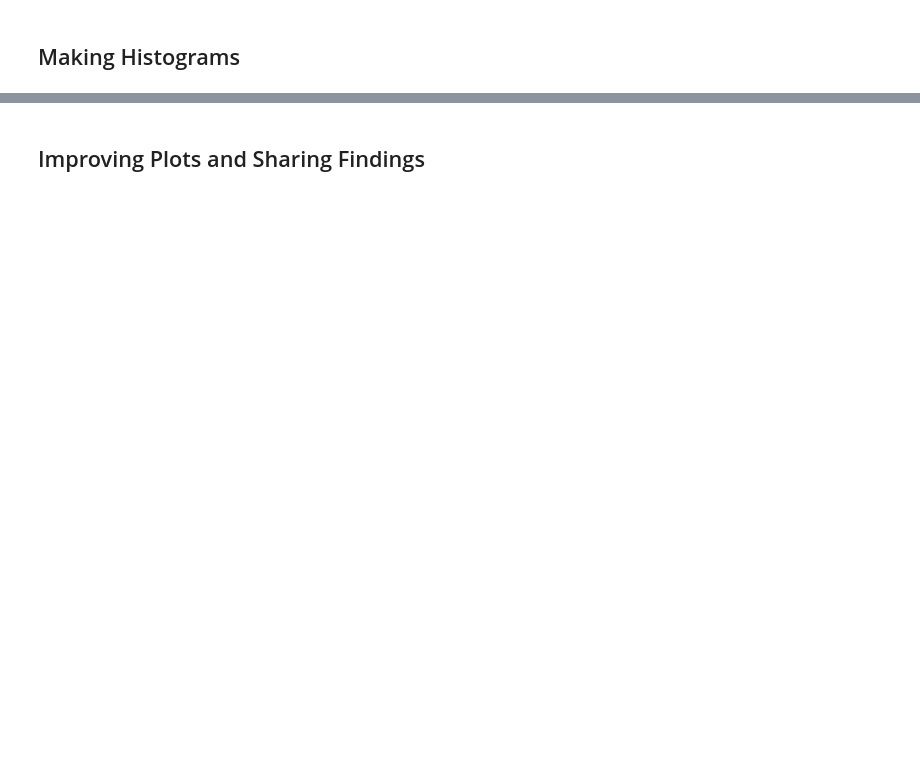
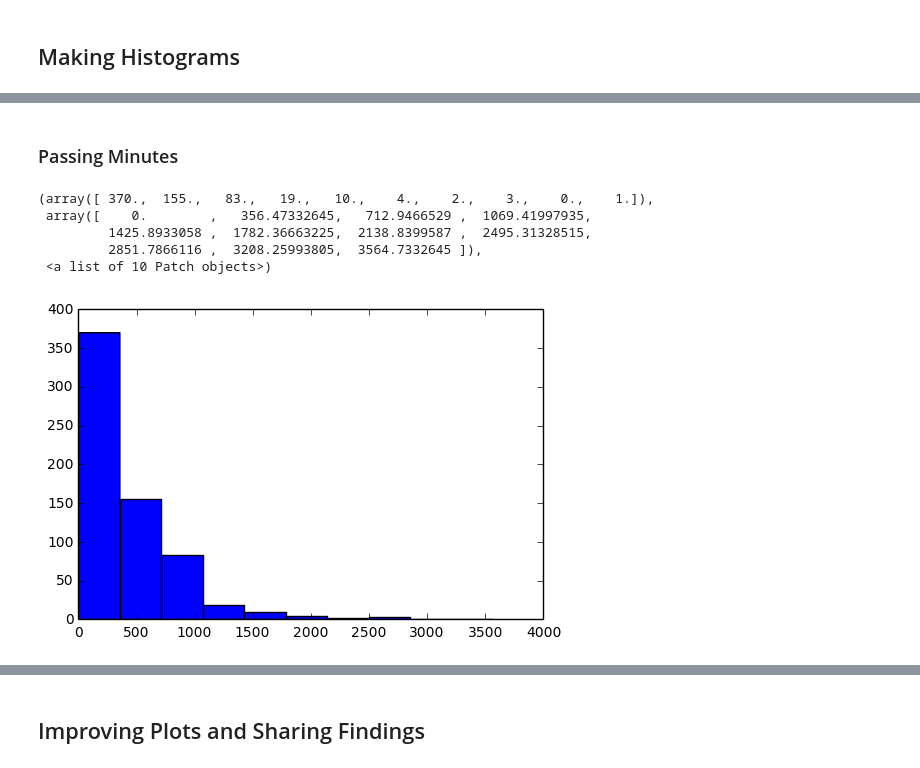
Before and after one commit to wsurles/udacity_intro_to_data_analysis, a Jupyter notebook: L1_Starter_Code.ipynb, the cells around one changed output, grey strips where cells are left out. Cells and saved outputs as stored; diff of their text form; code cells hidden in the pictures; blank space fills up the shorter version.

Commit message:
done with first lesson. woot

```diff
--- a/L1_Starter_Code.ipynb
+++ b/L1_Starter_Code.ipynb
@@ -649,0 +673,14 @@ non_passing_engagement =
+# %%
+subway_project_lesson_keys = ['746169184', '3176718735']
+
+pass_subway_project = set()
+
+for submission in paid_submissions:
+    project = submission['lesson_key']
+    rating = submission['assigned_rating']
+
+    if project in subway_project_lesson_keys and \
+            (rating == 'PASSED' or rating == 'DISTINCTION'):
+        pass_subway_project.add(submission['account_key'])
+
+len(pass_subway_project)
@@ -649,0 +689,12 @@ non_passing_engagement =
+# %%
+passing_engagement = []
+non_passing_engagement = []
+
+for engagement_record in paid_engagement_in_first_week:
+    if engagement_record['account_key'] in pass_subway_project:
+        passing_engagement.append(engagement_record)
+    else:
+        non_passing_engagement.append(engagement_record)
+
+print len(passing_engagement)
+print len(non_passing_engagement)
@@ -660,0 +725,12 @@ non_passing_engagement =
+# %%
+print 'non-passing students: '
+non_passing_engagement_by_account = group_data(non_passing_engagement,'account_key')
+non_passing_minutes = sum_grouped_items(non_passing_engagement_by_account,
+                                        'total_minutes_visited')
+describe_data(non_passing_minutes.values())
+
+print '\npassing students: '
+passing_engagement_by_account = group_data(passing_engagement,'account_key')
+passing_minutes = sum_grouped_items(passing_engagement_by_account,
+                                        'total_minutes_visited')
+describe_data(passing_minutes.values())
@@ -670,0 +815,12 @@ non_passing_engagement =
+# %% [markdown]
+### Passing Minutes
+# %%
+%matplotlib inline
+plt.hist(passing_minutes.values())
+# %% [output]
+(array([ 370.,  155.,   83.,   19.,   10.,    4.,    2.,    3.,    0.,    1.]),
+ array([    0.        ,   356.47332645,   712.9466529 ,  1069.41997935,
+         1425.8933058 ,  1782.36663225,  2138.8399587 ,  2495.31328515,
+         2851.7866116 ,  3208.25993805,  3564.7332645 ]),
+ <a list of 10 Patch objects>)
+[figure, added]
```
Also changed, not shown: parts of 28 cells of this notebook, 2 other files.
